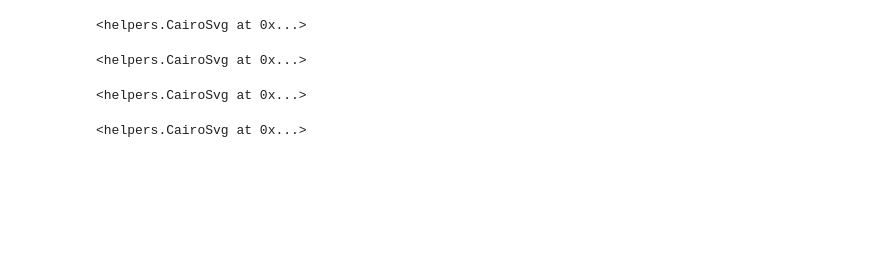
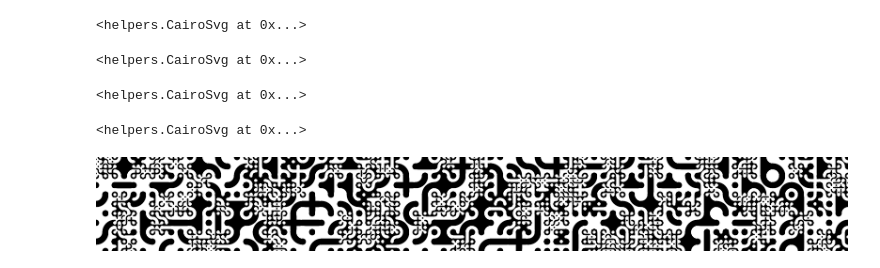
Before and after one commit to nedbat/truchet, a Jupyter notebook: Truchet.ipynb, the cells around one changed output. Saved outputs shown, nothing was run; the diff lists cells and outputs as text; code cells hidden in the pictures; blank space fills up the shorter version.

```diff
--- a/Truchet.ipynb
+++ b/Truchet.ipynb
@@ -17,2 +17,6 @@ carlson(width=600, height=300, tilew=60, nlayers=4, chance=.5)
 # %% [output]
 <helpers.CairoSvg at 0x...>
+# %%
+carlson(width=800, height=100, tilew=20, nlayers=3, chance=.5, format="png", seed=12)
+# %% [output]
+[figure, added]
```
Also changed, not shown: parts of 2 cells of this notebook.
